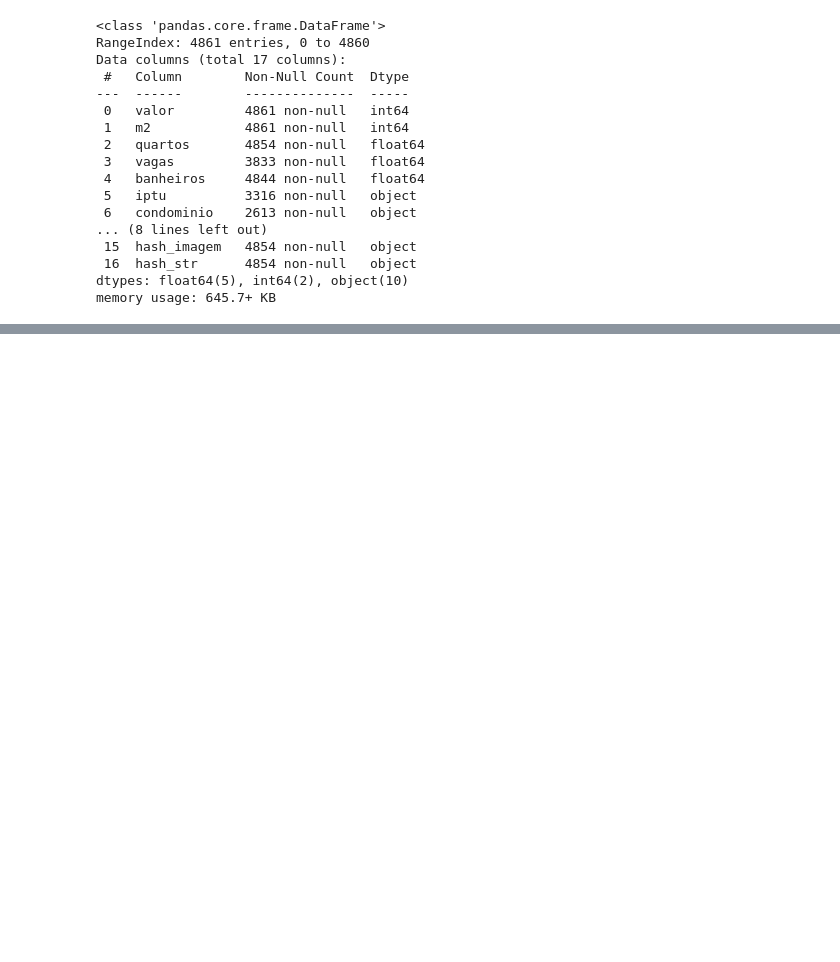
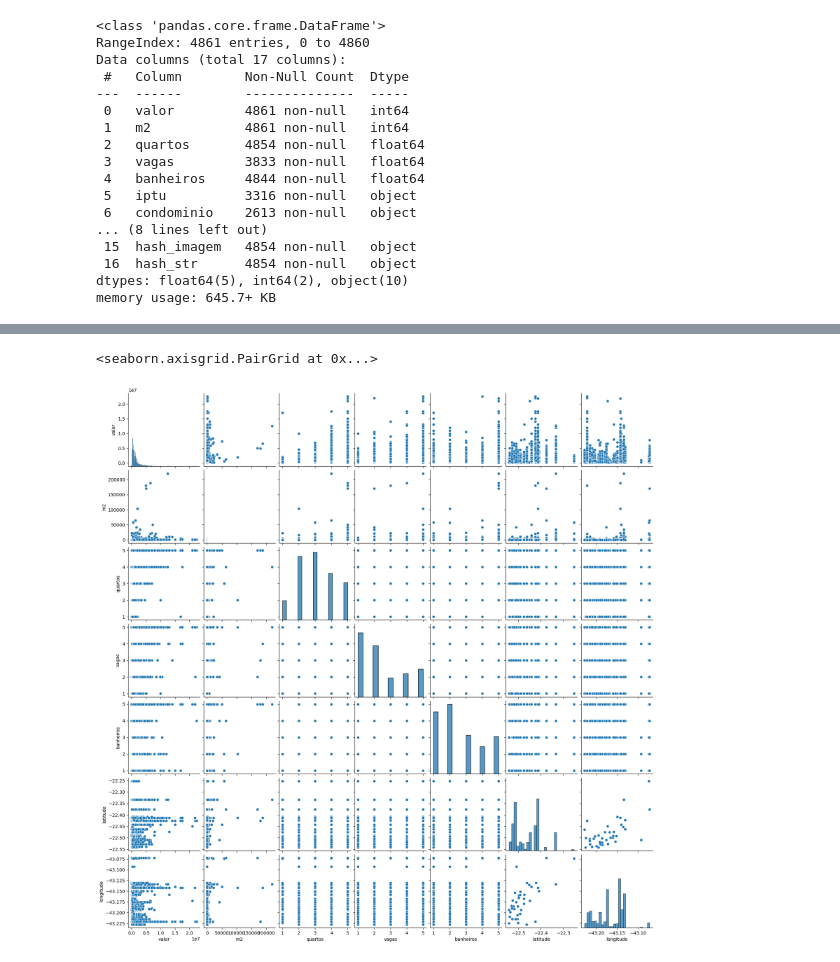
Before and after one commit to ryanrtavares/analise_imobiliaria_petropolitana, a Jupyter notebook: analise_imobiliaria_machine_learning.ipynb, the cells around one changed output, grey strips where cells are left out. Drawn from its saved outputs; the diff is of its cells as text; code cells hidden in the pictures; blank space fills up the shorter version.

```diff
--- a/analise_imobiliaria_machine_learning.ipynb
+++ b/analise_imobiliaria_machine_learning.ipynb
@@ -72,0 +144,5 @@ memory usage: 645.7+ KB
+# %%
+sns.pairplot(base)
+# %% [output]
+<seaborn.axisgrid.PairGrid at 0x...>
+[figure, added]
```
Also changed, not shown: parts of 12 cells of this notebook.
